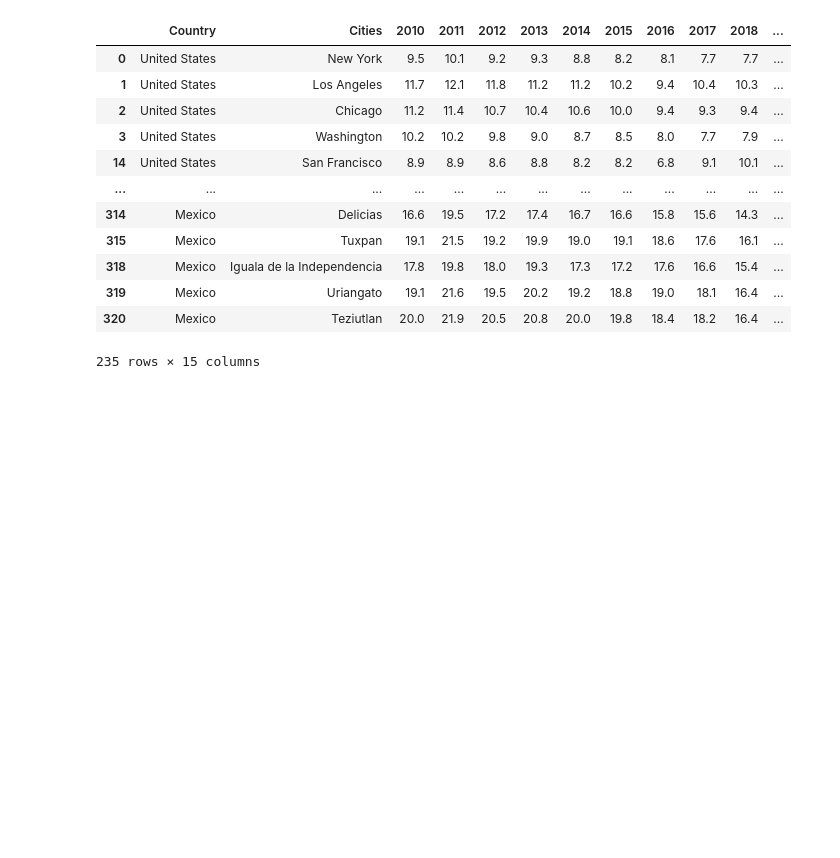
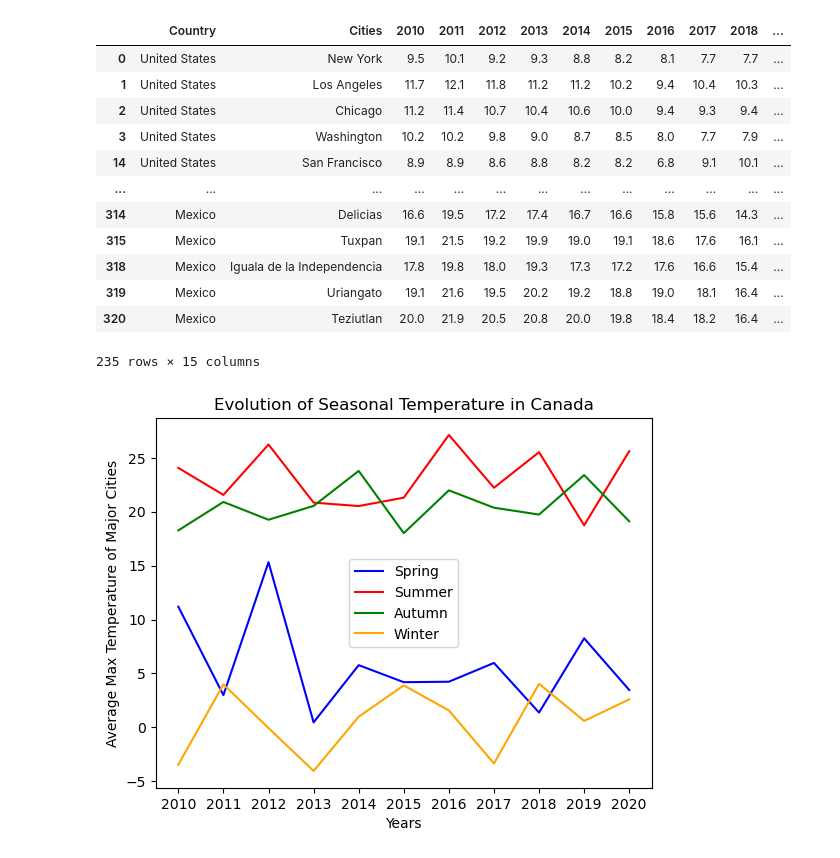
Before and after one commit to DiegoMartorell1620/Project1_Team7, a Jupyter notebook: Project 1 - Team 7.ipynb, the cells around one changed output. Saved outputs shown, nothing was run; the diff lists cells and outputs as text; code cells hidden in the pictures; blank space fills up the shorter version.

```diff
--- a/Project 1 - Team 7.ipynb
+++ b/Project 1 - Team 7.ipynb
@@ -2457,3 +2457,12 @@ Southern_hemisphere.loc[:, "Average Wind Speed (m/s) Winter 2020"] = df_average_
 # %%
 # Complete Southern Hemisphere data with all weather data from 2010 to 2020
 Southern_hemisphere.to_csv("Resources/Southern_Hemisphere_data.csv",index=False)
+# %%
+#Retrieving the files for North America and South America
+Northern_hemisphere_data_path = "Resources/Northern_Hemisphere_data.csv"
+Southern_hemisphere_data_path= "Resources/Southern_Hemisphere_data.csv"
+Northern_hemisphere= pd.read_csv(Northern_hemisphere_data_path)
+Southern_hemisphere=pd.read_csv(Southern_hemisphere_data_path)
+# %%
+#Combining Northern and Southern Hemisphere data
+America_data=pd.concat([Northern_hemisphere,Southern_hemisphere])
@@ -2459,0 +2629,11 @@ Southern_hemisphere.to_csv("Resources/Southern_Hemisphere_data.csv",index=False)
+# %%
+#Combining all max average temperatures into new dataframes by country
+
+#Only Spring
+Max_Average_Temperatures_Spring_Df=pd.merge(pd.merge(pd.merge(pd.merge(pd.merge(pd.merge(pd.merge(pd.merge(pd.merge(pd.merge(mean_results_max_temperature_spring_2010,mean_results_max_temperature_spring_2011,on="Country",how='inner'),mean_results_max_temperature_spring_2012,on="Country",how='inner'),mean_results_max_temperature_spring_2013,on="Country",how='inner'),mean_results_max_temperature_spring_2014,on="Country",how='inner'),mean_results_max_temperature_spring_2015,on="Country",how='inner'),mean_results_max_temperature_spring_2016,on="Country",how='inner'),mean_results_max_temperature_spring_2017,on="Country",how='inner'),mean_results_max_temperature_spring_2018,on="Country",how='inner'),mean_results_max_temperature_spring_2019,on="Country",how='inner'),mean_results_max_temperature_spring_2020,on="Country",how='inner')
+#Only Summer
+Max_Average_Temperatures_Summer_Df=pd.merge(pd.merge(pd.merge(pd.merge(pd.merge(pd.merge(pd.merge(pd.merge(pd.merge(pd.merge(mean_results_max_temperature_summer_2010,mean_results_max_temperature_summer_2011,on="Country",how='inner'),mean_results_max_temperature_summer_2012,on="Country",how='inner'),mean_results_max_temperature_summer_2013,on="Country",how='inner'),mean_results_max_temperature_summer_2014,on="Country",how='inner'),mean_results_max_temperature_summer_2015,on="Country",how='inner'),mean_results_max_temperature_summer_2016,on="Country",how='inner'),mean_results_max_temperature_summer_2017,on="Country",how='inner'),mean_results_max_temperature_summer_2018,on="Country",how='inner'),mean_results_max_temperature_summer_2019,on="Country",how='inner'),mean_results_max_temperature_summer_2020,on="Country",how='inner')
+#Only Autumn
+Max_Average_Temperatures_Autumn_Df=pd.merge(pd.merge(pd.merge(pd.merge(pd.merge(pd.merge(pd.merge(pd.merge(pd.merge(pd.merge(mean_results_max_temperature_autumn_2010,mean_results_max_temperature_autumn_2011,on="Country",how='inner'),mean_results_max_temperature_autumn_2012,on="Country",how='inner'),mean_results_max_temperature_autumn_2013,on="Country",how='inner'),mean_results_max_temperature_autumn_2014,on="Country",how='inner'),mean_results_max_temperature_autumn_2015,on="Country",how='inner'),mean_results_max_temperature_autumn_2016,on="Country",how='inner'),mean_results_max_temperature_autumn_2017,on="Country",how='inner'),mean_results_max_temperature_autumn_2018,on="Country",how='inner'),mean_results_max_temperature_autumn_2019,on="Country",how='inner'),mean_results_max_temperature_autumn_2020,on="Country",how='inner')
+#Only Winter
+Max_Average_Temperatures_Winter_Df=pd.merge(pd.merge(pd.merge(pd.merge(pd.merge(pd.merge(pd.merge(pd.merge(pd.merge(pd.merge(mean_results_max_temperature_winter_2010,mean_results_max_temperature_winter_2011,on="Country",how='inner'),mean_results_max_temperature_winter_2012,on="Country",how='inner'),mean_results_max_temperature_winter_2013,on="Country",how='inner'),mean_results_max_temperature_winter_2014,on="Country",how='inner'),mean_results_max_temperature_winter_2015,on="Country",how='inner'),mean_results_max_temperature_winter_2016,on="Country",how='inner'),mean_results_max_temperature_winter_2017,on="Country",how='inner'),mean_results_max_temperature_winter_2018,on="Country",how='inner'),mean_results_max_temperature_winter_2019,on="Country",how='inner'),mean_results_max_temperature_winter_2020,on="Country",how='inner')
@@ -2459,0 +2670,6 @@ Southern_hemisphere.to_csv("Resources/Southern_Hemisphere_data.csv",index=False)
+# %%
+#Converting Country Canada into Index
+Canada_Max_Average_Temperatures_Spring_Df.set_index("Country", inplace=True)
+Canada_Max_Average_Temperatures_Summer_Df.set_index("Country", inplace=True)
+Canada_Max_Average_Temperatures_Autumn_Df.set_index("Country", inplace=True)
+Canada_Max_Average_Temperatures_Winter_Df.set_index("Country", inplace=True)
@@ -2459,0 +2735,21 @@ Southern_hemisphere.to_csv("Resources/Southern_Hemisphere_data.csv",index=False)
+# %%
+#Evolution of Max temperatures in Canada by season
+Range=np.arange(0,len(Canada_Max_Average_Temperatures_Spring_Df_transposed))
+Years=[2010,2011,2012,2013,2014,2015,2016,2017,2018,2019,2020]
+#Plotting Spring
+plt.plot(Range,Canada_Max_Average_Temperatures_Spring_Df_transposed['Canada'],color='blue',label='Spring')
+#Plotting Summer
+plt.plot(Range,Canada_Max_Average_Temperatures_Summer_Df_transposed['Canada'],color='red',label='Summer')
+#Plotting Autumn
+plt.plot(Range,Canada_Max_Average_Temperatures_Autumn_Df_transposed['Canada'],color='green',label='Autumn')
+#Plotting Winter
+plt.plot(Range,Canada_Max_Average_Temperatures_Winter_Df_transposed['Canada'],color='orange',label='Winter')
+plt.xticks(Range, Years)
+plt.ylabel("Average Max Temperature of Major Cities")
+plt.xlabel("Years")
+plt.legend()
+plt.title("Evolution of Seasonal Temperature in Canada")
+
+plt.show()
+# %% [output]
+[figure, added]
```
Also changed, not shown: parts of 42 cells of this notebook.
